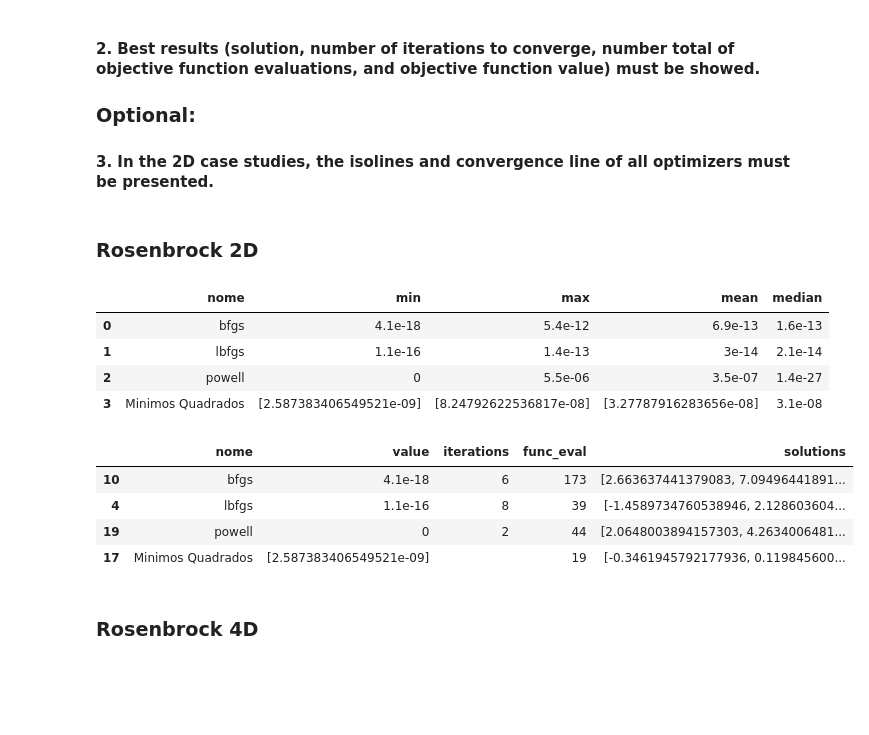
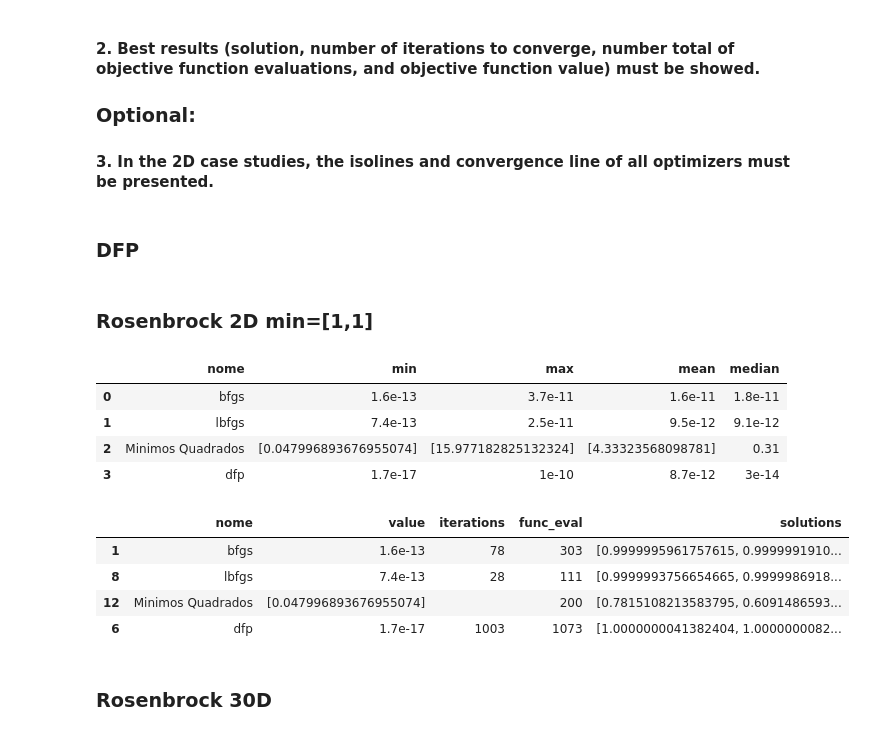
Before and after one commit to pedroterziotti/TE943, a Jupyter notebook: Trabalho 2/CW1.ipynb, the cells around one changed output. Drawn from its saved outputs; the diff is of its cells as text; code cells hidden in the pictures; blank space fills up the shorter version.

```diff
--- a/Trabalho 2/CW1.ipynb
+++ b/Trabalho 2/CW1.ipynb
@@ -21,0 +25,2 @@ from IPython.display import display
+# %% [markdown]
+### DFP
@@ -28,8 +98,6 @@ from IPython.display import display
 #https://docs.scipy.org/doc/scipy/reference/optimize.minimize-lbfgsb.html
 #lbfgs = opt.minimize(fun=beale,x0=(np.random.uniform(-10,10),np.random.uniform(-10,10)),bounds=((-10,10),(-10,10)) ,method='L-BFGS-B')
 
-#DFP ?
-#https://docs.scipy.org/doc/scipy/reference/optimize.minimize-powell.html ??
 
 #Does Levenberg-Maquardt
 #https://docs.scipy.org/doc/scipy/reference/generated/scipy.optimize.least_squares.html
@@ -39,18 +107,19 @@ pd.set_option("display.precision", 3)
 pd.set_option('display.float_format', '{:.2g}'.format)
 
 def OptmizeResult_to_Series(results: list, nome: str):
-    ''' Pega o resultado de opt.minimize. Retorna:
+    ''' Pega o resultado de opt.minimize. Retorna uma tupla:
         \n data: pd.Series com a min, máx, mean e median
-        \nbest: pd.Series com o melhor valor obtido
+        \n best: pd.Series com o melhor valor obtido
      '''
 
+    #cria o dataframe de todos os resultados
     try:
         method_data=pd.DataFrame({
         "value": [ result.fun for result in results],
         "iterations": [ result.nit for result in results],
         "func_eval": [ result.nfev for result in results],
         "solutions": [ result.x for result in results]})
-    except:
+    except: #Esse except é necessário pq o Levenberg-Maquardt não dá o número de iterações
         method_data=pd.DataFrame({
         "value": [ result.fun for result in results],
         "iterations": '',
@@ -81,47 +150,57 @@ def apply_methhods(func, search_space: float):
 
     '''
 
+    #cria as listas que vão armazenar os resutados
     bfgs =[]
     lbfgs=[]
-    powell =[]
+    dfp =[]
     lq=[]
+
+    #roda os métodos 30 vezes
     for _ in np.arange(30):
+        try:
+            #cria os pontos aleatórios de início
             x00=np.random.uniform(-search_space,search_space)
             x01=np.random.uniform(-search_space,search_space)
 
-            bfgs.append(opt.minimize(fun=func,x0=(x00,x01), method='BFGS'))
+            #Roda os métodos e adiciona os resultados às listas
+            bfgs.append(opt.minimize(fun=func,x0=(x00,x01), method='BFGS',options={'return_all':True}))
             lbfgs.append(opt.minimize(fun=func,x0=(x00,x01), bounds=((-search_space,search_space),(-search_space,search_space)) ,method='L-BFGS-B'))
-            powell.append(opt.minimize(func, x0=(x00,x01) ,method="Powell",bounds=((-search_space,search_space),(-search_space,search_space))))
-            lq.append(opt.least_squares(func,x0=(x00,x01),bounds=((-search_space,search_space))))
+            #dfp.append(DFP(func, x0=(x00,x01)))
+            lq.append(opt.least_squares(func,x0=(x00,x01),bounds=(-search_space,search_space)))
+        except: pass
+
+    #Calcula os parâmetros pedidos e seleciona o melhor
+    bfgs_data,bfgs_best= OptmizeResult_to_Series(bfgs, 'bfgs')
+    lbfgs_data, lbfgs_best= OptmizeResult_to_Series(lbfgs,'lbfgs')
+    #powell_data, powell_best =OptmizeResult_to_Series(dfp,"dfp")
+    lq_data,lq_best= OptmizeResult_to_Series(lq,"Minimos Quadrados")
 
 
-    bfgs_data,bfgs_best= OptmizeResult_to_Series(bfgs, 'bfgs')
-    lbfgs_data, lbfgs_best= OptmizeResult_to_Series(lbfgs,'lbfgs')
-    powell_data, powell_best = OptmizeResult_to_Series(powell,"powell")
-    lq_data,lq_best= OptmizeResult_to_Series(lq,"Minimos Quadrados")
-
-    data = pd.DataFrame([bfgs_data,lbfgs_data,powell_data,lq_data])
-    best= pd.DataFrame([bfgs_best,lbfgs_best,powell_best,lq_best])
+    data = pd.DataFrame([bfgs_data,lbfgs_data,lq_data])#,powell_data])
+    best= pd.DataFrame([bfgs_best,lbfgs_best,lq_best])#,powell_best])
     return data, best
 # %% [markdown]
-### Rosenbrock 2D
+### Rosenbrock 2D min=[1,1]
 # %%
-rosenbrock = lambda x: 100 * (x[1] - x[0]**2)**2
+#rosenbrock = lambda x: (1-x[0])**2+ 100 * (x[1] - x[0]**2)**2
+rosenbrock = lambda x:sum (( (1-x[i])**2+ 100 * (x[i+1] - x[i]**2)**2  for i in range(len(x)-1)))
+
 search_space = 10
 
 data, best = apply_methhods(rosenbrock,search_space=search_space)
 display(data)
 display(best)
 # %% [output]
 |  | nome | min | max | mean | median |
-| 0 | bfgs | 4.1e-18 | 5.4e-12 | 6.9e-13 | 1.6e-13 |
-| 1 | lbfgs | 1.1e-16 | 1.4e-13 | 3e-14 | 2.1e-14 |
-| 2 | powell | 0 | 5.5e-06 | 3.5e-07 | 1.4e-27 |
-| 3 | Minimos Quadrados | [2.587383406549521e-09] | [8.24792622536817e-08] | [3.27787916283656e-08] | 3.1e-08 |
+| 0 | bfgs | 1.6e-13 | 3.7e-11 | 1.6e-11 | 1.8e-11 |
+| 1 | lbfgs | 7.4e-13 | 2.5e-11 | 9.5e-12 | 9.1e-12 |
+| 2 | Minimos Quadrados | [0.047996893676955074] | [15.977182825132324] | [4.33323568098781] | 0.31 |
+| 3 | dfp | 1.7e-17 | 1e-10 | 8.7e-12 | 3e-14 |
 |  | nome | value | iterations | func_eval | solutions |
-| 10 | bfgs | 4.1e-18 | 6 | 173 | [2.663637441379083, 7.09496441891... |
-| 4 | lbfgs | 1.1e-16 | 8 | 39 | [-1.4589734760538946, 2.128603604... |
-| 19 | powell | 0 | 2 | 44 | [2.0648003894157303, 4.2634006481... |
-| 17 | Minimos Quadrados | [2.587383406549521e-09] |  | 19 | [-0.3461945792177936, 0.119845600... |
+| 1 | bfgs | 1.6e-13 | 78 | 303 | [0.9999995961757615, 0.9999991910... |
+| 8 | lbfgs | 7.4e-13 | 28 | 111 | [0.9999993756654665, 0.9999986918... |
+| 12 | Minimos Quadrados | [0.047996893676955074] |  | 200 | [0.7815108213583795, 0.6091486593... |
+| 6 | dfp | 1.7e-17 | 1003 | 1073 | [1.0000000041382404, 1.0000000082... |
 # %% [markdown]
-### Rosenbrock 4D
+### Rosenbrock 30D
```
Also changed, not shown: parts of 17 cells of this notebook.
